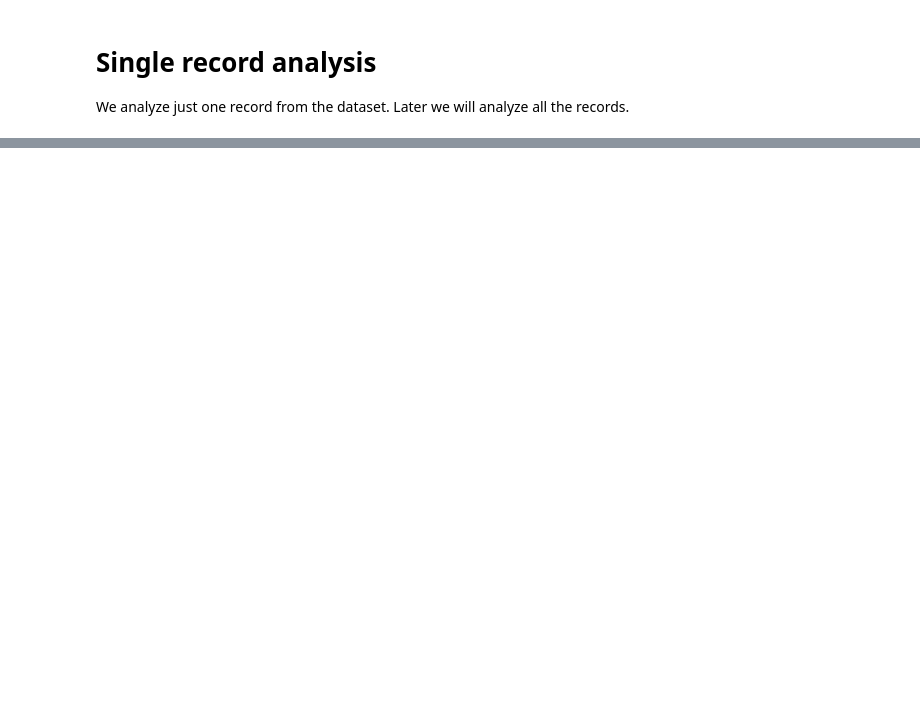
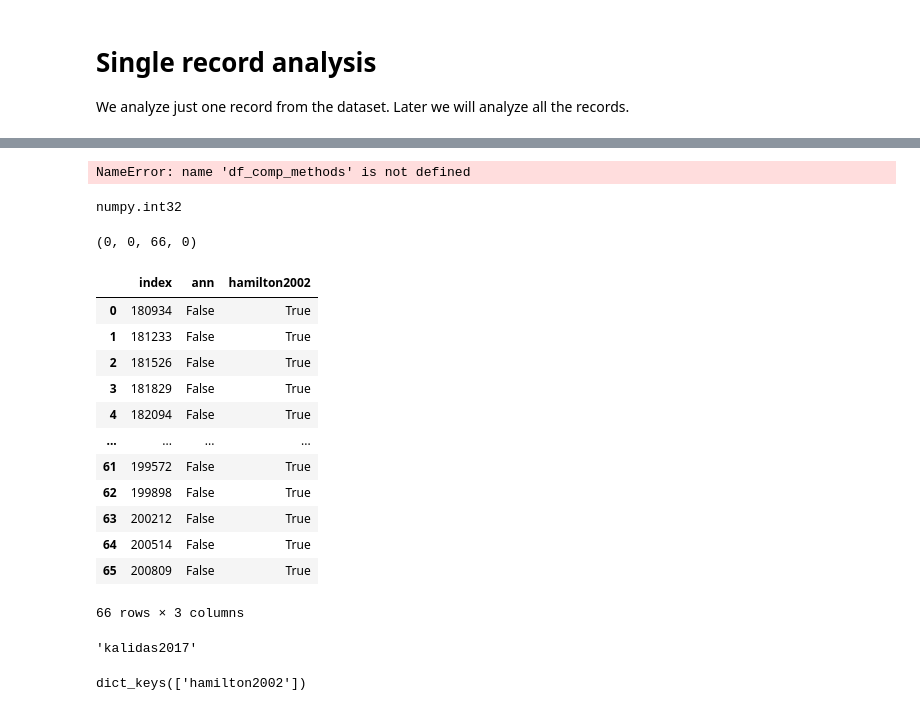
Before and after one commit to Vinicius667/ectopic_beats_detection, a Jupyter notebook: 02_neurokit.ipynb, the cells around one changed output, grey strips where cells are left out. Drawn from its saved outputs; the diff is of its cells as text; code cells hidden in the pictures; blank space fills up the shorter version.

```diff
--- a/02_neurokit.ipynb
+++ b/02_neurokit.ipynb
@@ -150,13 +43,0 @@ fig.update_layout(
-# %%
-series_concat_index = pd.concat([df_beats.cor_peak_index] + [dict_results[method].local_max for method in methods], axis = 0, ignore_index=True)
-
-df_comp_methods = pd.DataFrame({'index' : series_concat_index}).reset_index(drop = True)
-
-df_comp_methods['ann'] = pd.Series(df_comp_methods['index'].isin(df_beats.cor_peak_index), dtype = BOOL_TYPE)
-
-
-for method in methods:
-    df_comp_methods[method] = pd.Series(df_comp_methods['index'].isin(dict_results[method].local_max), dtype = BOOL_TYPE)
-
-
-df_comp_methods.head()
@@ -198,23 +114,0 @@ AttributeError: 'ArrowExtensionArray' object has no attribute 'sum'
-# %%
-total_time = 30 # seconds
-offset = 17 # seconds
-samples = int(total_time * fs)
-start_samples = int(offset * fs)
-end_samples = start_samples + samples
-
-# Discard first n seconds
-discard_samples = 2 * fs # 2 seconds
-first_used_sample = start_samples + discard_samples
-
-for idx, row in df_record_lead_ann.iterrows():
-    if row['upper_signal'] == 'MLII':
-        signal_track = 0
-    elif row['lower_signal'] == 'MLII':
-        signal_track = 1
-    else:
-        continue
-
-    record_num = row['record']
-    record, ann =  load_record(record_num)
-    fs = record.fs
-    raise
@@ -220,0 +178,4 @@ for idx, row in df_record_lead_ann.iterrows():
+# %%
+df_comp_methods
+# %% [output]
+NameError: name 'df_comp_methods' is not defined
@@ -220,0 +193,32 @@ for idx, row in df_record_lead_ann.iterrows():
+# %%
+type(true_positive)
+# %% [output]
+numpy.int32
+# %%
+true_positive, true_negative, false_positive, false_negative
+# %% [output]
+(0, 0, 66, 0)
+# %%
+df_comp_methods
+# %% [output]
+|  | index | ann | hamilton2002 |
+| 0 | 180934 | False | True |
+| 1 | 181233 | False | True |
+| 2 | 181526 | False | True |
+| 3 | 181829 | False | True |
+| 4 | 182094 | False | True |
+| ... | ... | ... | ... |
+| 61 | 199572 | False | True |
+| 62 | 199898 | False | True |
+| 63 | 200212 | False | True |
+| 64 | 200514 | False | True |
+| 65 | 200809 | False | True |
+66 rows × 3 columns
+# %%
+method
+# %% [output]
+'kalidas2017'
+# %%
+dict_results.keys()
+# %% [output]
+dict_keys(['hamilton2002'])
```
Also changed, not shown: parts of 23 cells of this notebook, 4 other files.
